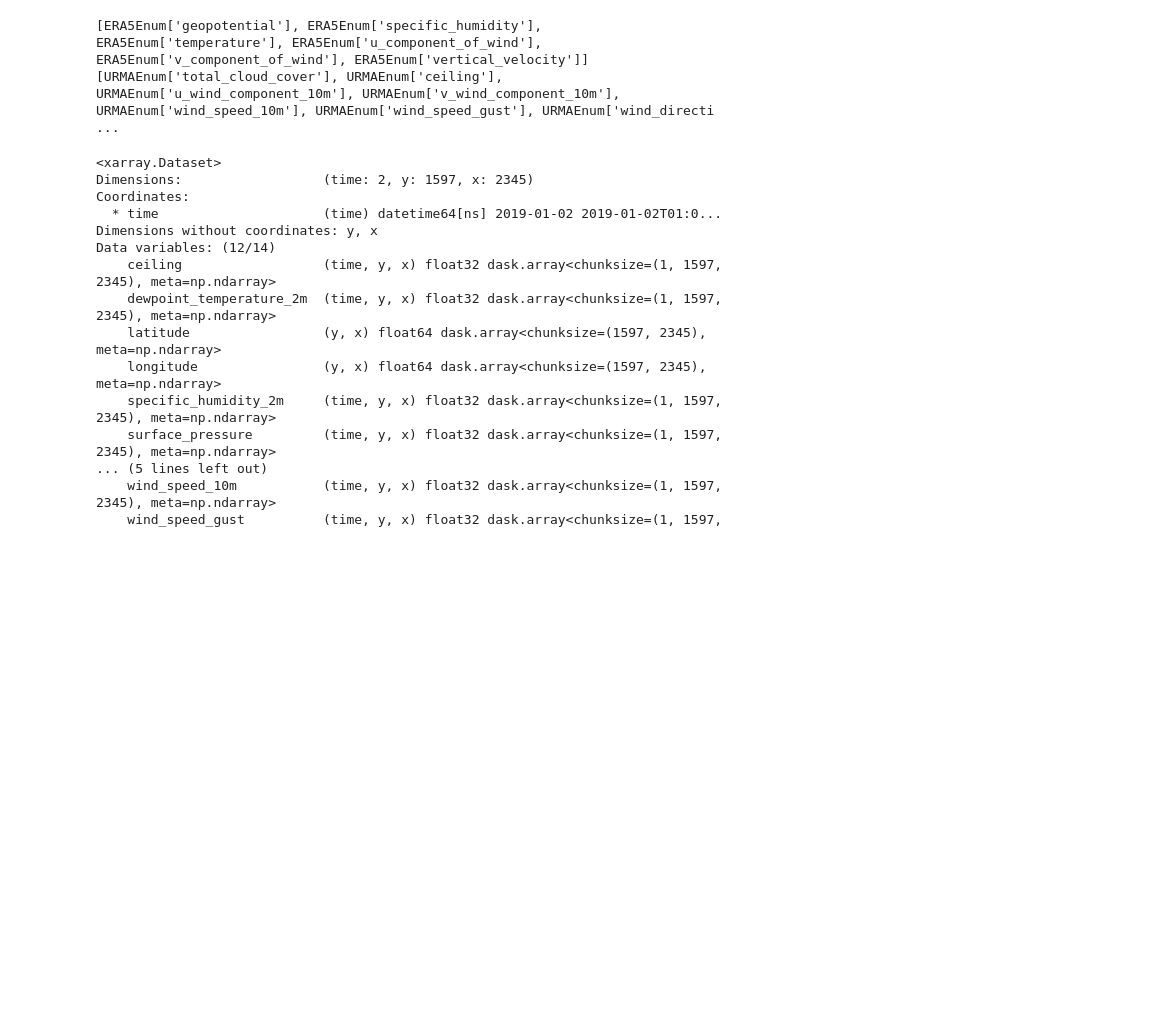
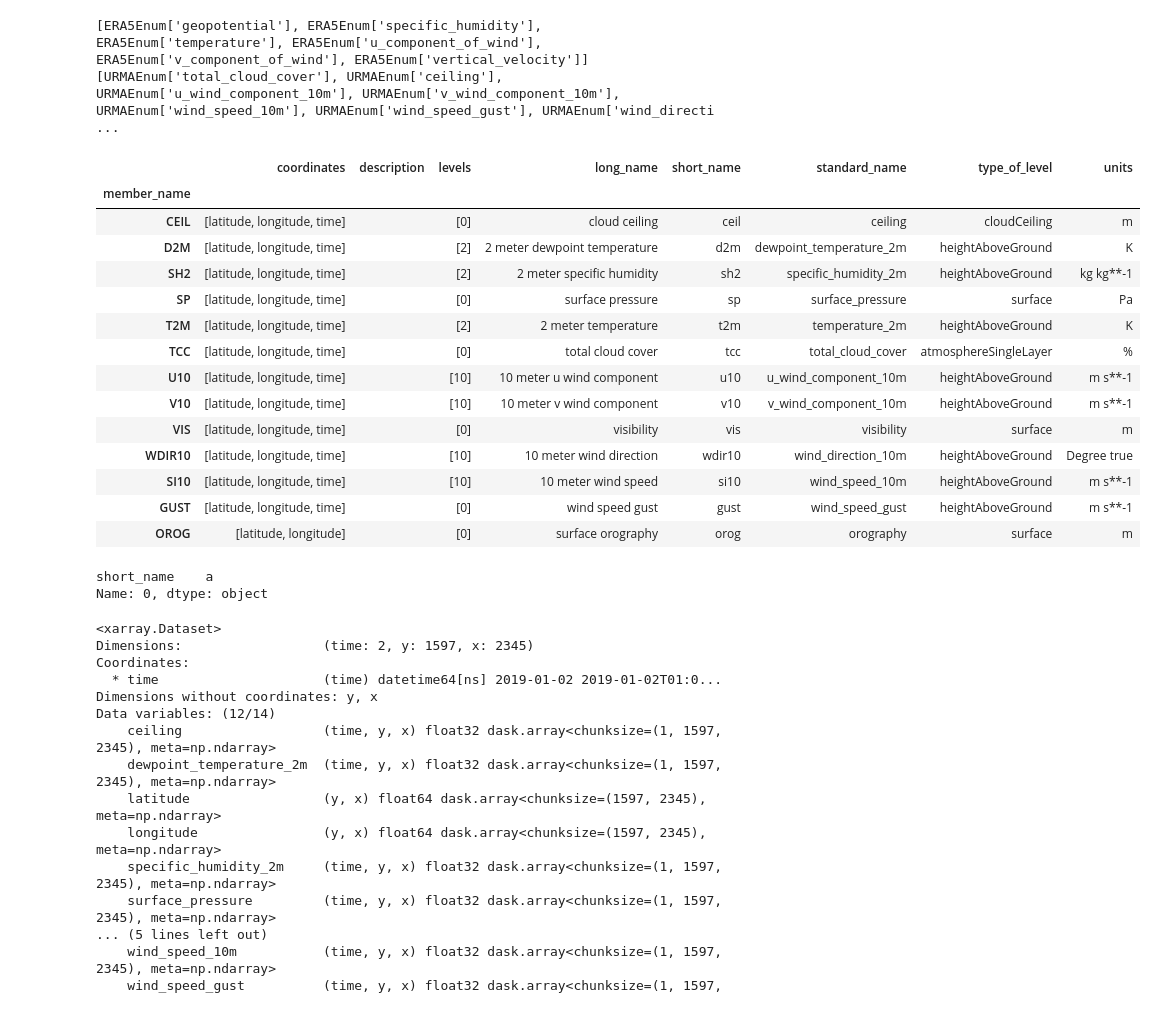
Before and after one commit to leaver2000/mesoformer, a Jupyter notebook: notebooks/3. resampling.ipynb, the cells around one changed output. Drawn from its saved outputs; the diff is of its cells as text; code cells hidden in the pictures; blank space fills up the shorter version.

```diff
--- a/notebooks/3. resampling.ipynb
+++ b/notebooks/3. resampling.ipynb
@@ -10,25 +20,103 @@ sys.path.append("../")
 # %%
 from __future__ import annotations
 
 import os
 import types
 
 import pyproj
 import xarray as xr
 import pyresample.kd_tree
 
 from src.mesoformer.typing import Any
 from src.mesoformer.datasets.metadata import ERA5Enum, URMAEnum, CFDatasetEnum
 
 _test_data = "../tests/data"
 
 urma_store = os.path.join(_test_data, "urma.zarr")
 urma_dvars = list(URMAEnum)
 
 era5_store = os.path.join(_test_data, "era5.zarr")
 era5_dvars = list(ERA5Enum)
 
 print(era5_dvars, urma_dvars, sep="\n")
+URMAEnum.dvars
 # %% [output]
 [ERA5Enum['geopotential'], ERA5Enum['specific_humidity'], ERA5Enum['temperature'], ERA5Enum['u_component_of_wind'], ERA5Enum['v_component_of_wind'], ERA5Enum['vertical_velocity']]
 [URMAEnum['total_cloud_cover'], URMAEnum['ceiling'], URMAEnum['u_wind_component_10m'], URMAEnum['v_wind_component_10m'], URMAEnum['wind_speed_10m'], URMAEnum['wind_speed_gust'], URMAEnum['wind_directi ...
+|  | coordinates | description | levels | long_name | short_name | standard_name | type_of_level | units |
+| member_name |  |  |  |  |  |  |  |  |
+| CEIL | [latitude, longitude, time] |  | [0] | cloud ceiling | ceil | ceiling | cloudCeiling | m |
+| D2M | [latitude, longitude, time] |  | [2] | 2 meter dewpoint temperature | d2m | dewpoint_temperature_2m | heightAboveGround | K |
+| SH2 | [latitude, longitude, time] |  | [2] | 2 meter specific humidity | sh2 | specific_humidity_2m | heightAboveGround | kg kg**-1 |
+| SP | [latitude, longitude, time] |  | [0] | surface pressure | sp | surface_pressure | surface | Pa |
+| T2M | [latitude, longitude, time] |  | [2] | 2 meter temperature | t2m | temperature_2m | heightAboveGround | K |
+| TCC | [latitude, longitude, time] |  | [0] | total cloud cover | tcc | total_cloud_cover | atmosphereSingleLayer | % |
+| U10 | [latitude, longitude, time] |  | [10] | 10 meter u wind component | u10 | u_wind_component_10m | heightAboveGround | m s**-1 |
+| V10 | [latitude, longitude, time] |  | [10] | 10 meter v wind component | v10 | v_wind_component_10m | heightAboveGround | m s**-1 |
+| VIS | [latitude, longitude, time] |  | [0] | visibility | vis | visibility | surface | m |
+| WDIR10 | [latitude, longitude, time] |  | [10] | 10 meter wind direction | wdir10 | wind_direction_10m | heightAboveGround | Degree true |
+| SI10 | [latitude, longitude, time] |  | [10] | 10 meter wind speed | si10 | wind_speed_10m | heightAboveGround | m s**-1 |
+| GUST | [latitude, longitude, time] |  | [0] | wind speed gust | gust | wind_speed_gust | heightAboveGround | m s**-1 |
+| OROG | [latitude, longitude] |  | [0] | surface orography | orog | orography | surface | m |
+# %%
+from __future__ import annotations
+import abc
+import typing
+from typing import TypeVar, Sequence, Generic, Mapping, TypeAlias
+import pandas as pd
+
+if typing.TYPE_CHECKING:
+    Series = pd.Series
+else:
+    Series = Sequence
+
+_T = TypeVar("_T", covariant=True)
+SeriesOrType = Series[_T] | _T  # type: ignore
+
+
+_T1 = TypeVar("_T1", bound=SeriesOrType[str])
+_T2 = TypeVar("_T2", bound=SeriesOrType[int])
+_T3 = TypeVar("_T3", bound=SeriesOrType[list[float]])  # type: ignore
+
+# SequenceOrType: TypeAlias = Sequence[_T] | _T
+# SequenceOrTypeT = TypeVar("SequenceOrTypeT", bound=SequenceOrType)
+
+
+class MetaVar(abc.ABC):
+    @property
+    @abc.abstractmethod
+    def vars(self) -> Mapping[str, Any]:
+        ...
+
+    @property
+    def short_name(self) -> pd.Series[str]:
+        return self.vars["short_name"]
+
+
+class DataframeVar(MetaVar):
+    def __init__(self) -> None:
+        self._df = pd.DataFrame(
+            {
+                "short_name": ["a", "b", "c"],
+            }
+        )
+
+    @property
+    def vars(self) -> pd.DataFrame:
+        return self._df
+
+
+class OtherVar(MetaVar):
+    def __init__(self) -> None:
+        self._df = DataframeVar()._df.loc[0]
+
+    @property
+    def vars(self) -> pd.Series:
+        return self._df
+
+
+dfv = OtherVar()
+dfv.vars
+# %% [output]
+short_name    a
+Name: 0, dtype: object
```
Also changed, not shown: parts of 14 cells of this notebook, 9 other files.
